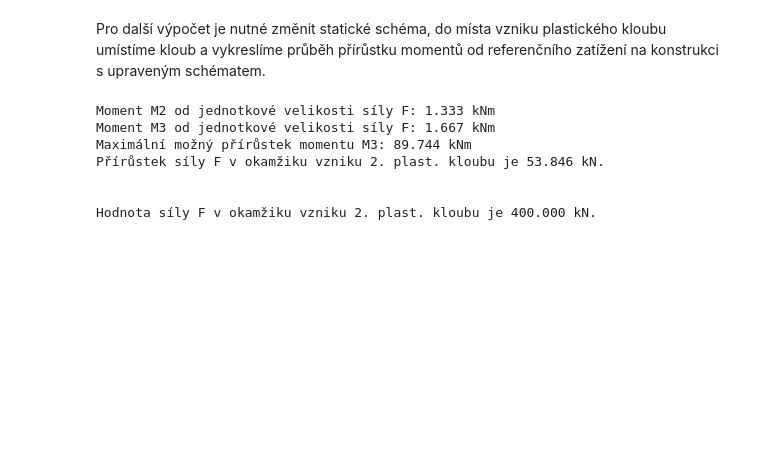
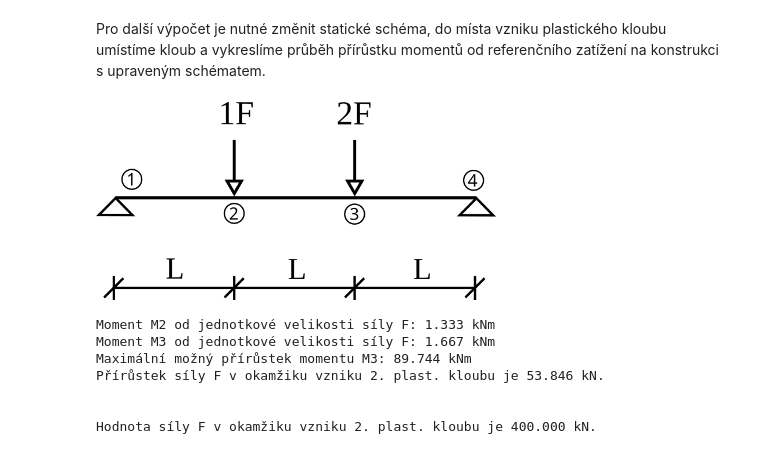
Before and after one commit to Doda1979/PRPM, a Jupyter notebook: Priklady_s_vysledky/Prirustkova_metoda_nosnik.ipynb, the cells around one changed output. Drawn from its saved outputs; the diff is of its cells as text; code cells hidden in the pictures; blank space fills up the shorter version.

```diff
--- a/Priklady_s_vysledky/Prirustkova_metoda_nosnik.ipynb
+++ b/Priklady_s_vysledky/Prirustkova_metoda_nosnik.ipynb
@@ -225,6 +225,11 @@ Vykresleni_V(val_V12, val_V21, val_V23, val_V32, val_V34, val_V43)
 ## Vznik 2. plastického kloubu
 # %% [markdown]
 Pro další výpočet je nutné změnit statické schéma, do místa vzniku plastického kloubu umístíme kloub a vykreslíme průběh přírůstku momentů od referenčního zatížení na konstrukci s upraveným schématem.
+# %%
+from IPython.display import display, Image
+display(Image(filename="Prirustkova_met_nosnik_schema_2.png", width=400))
+# %% [output]
+[figure, added]
 # %%
 dM2 = 4/3 * F * L
 val_dM2 = dM2.subs({F: 1, L: val_L})
```
